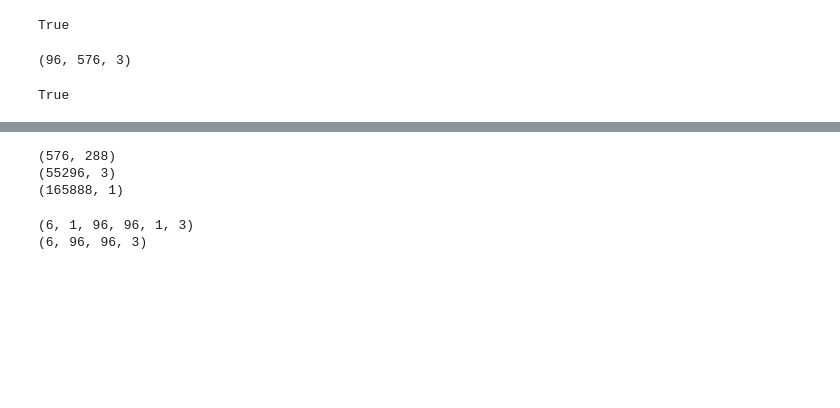
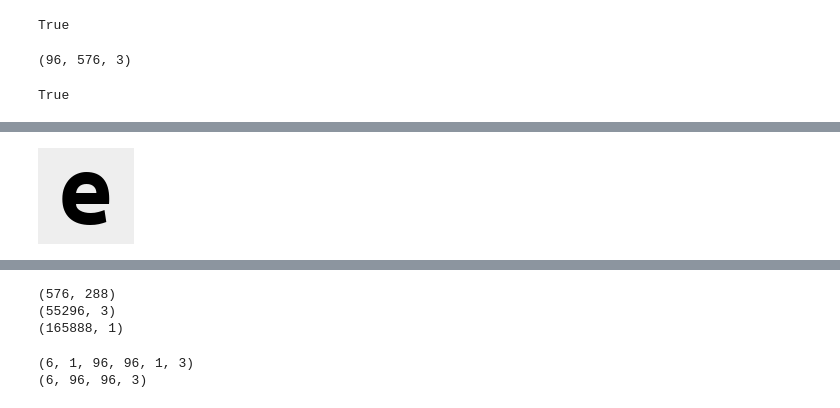
Before and after one commit to arogozhnikov/einops, a Jupyter notebook: docs/1-einops-basics.ipynb, the cells around one changed output, grey strips where cells are left out. Saved outputs shown, nothing was run; the diff lists cells and outputs as text; code cells hidden in the pictures; blank space fills up the shorter version.

```diff
--- a/docs/1-einops-basics.ipynb
+++ b/docs/1-einops-basics.ipynb
@@ -194,0 +232,5 @@ True
+# %%
+# no need to use names for axes that present only on one side of expression
+repeat(grayscale_letter, 'h w -> h w 3')
+# %% [output]
+[figure, added]
```
Also changed, not shown: parts of 36 cells of this notebook.
